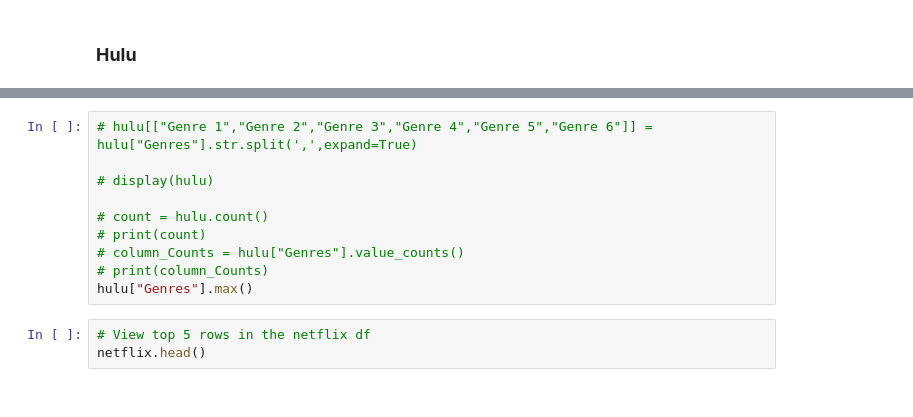
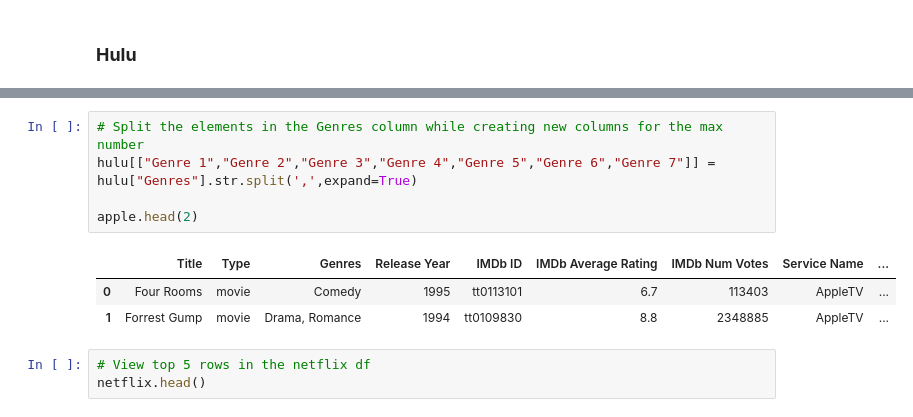
Before and after one commit to rkynhoff/Streaming_Service_Comparisons, a Jupyter notebook: STRM_SERV_COMP_V1.ipynb, the cells around one changed output, grey strips where cells are left out. Drawn from its saved outputs; the diff is of its cells as text.

```diff
--- a/STRM_SERV_COMP_V1.ipynb
+++ b/STRM_SERV_COMP_V1.ipynb
@@ -127,13 +337,12 @@ hulu.drop_duplicates()
 # %%
-# hulu[["Genre 1","Genre 2","Genre 3","Genre 4","Genre 5","Genre 6"]] = hulu["Genres"].str.split(',',expand=True)
+# Split the elements in the Genres column while creating new columns for the max number
+hulu[["Genre 1","Genre 2","Genre 3","Genre 4","Genre 5","Genre 6","Genre 7"]] = hulu["Genres"].str.split(',',expand=True)
 
-# display(hulu)
-
-# count = hulu.count()
-# print(count)
-# column_Counts = hulu["Genres"].value_counts()
-# print(column_Counts)
-hulu["Genres"].max()
+apple.head(2)
+# %% [output]
+|  | Title | Type | Genres | Release Year | IMDb ID | IMDb Average Rating | IMDb Num Votes | Service Name | ... |
+| 0 | Four Rooms | movie | Comedy | 1995 | tt0113101 | 6.7 | 113403 | AppleTV | ... |
+| 1 | Forrest Gump | movie | Drama, Romance | 1994 | tt0109830 | 8.8 | 2348885 | AppleTV | ... |
 # %%
 # View top 5 rows in the netflix df
 netflix.head()
```
Also changed, not shown: parts of 26 cells of this notebook.
